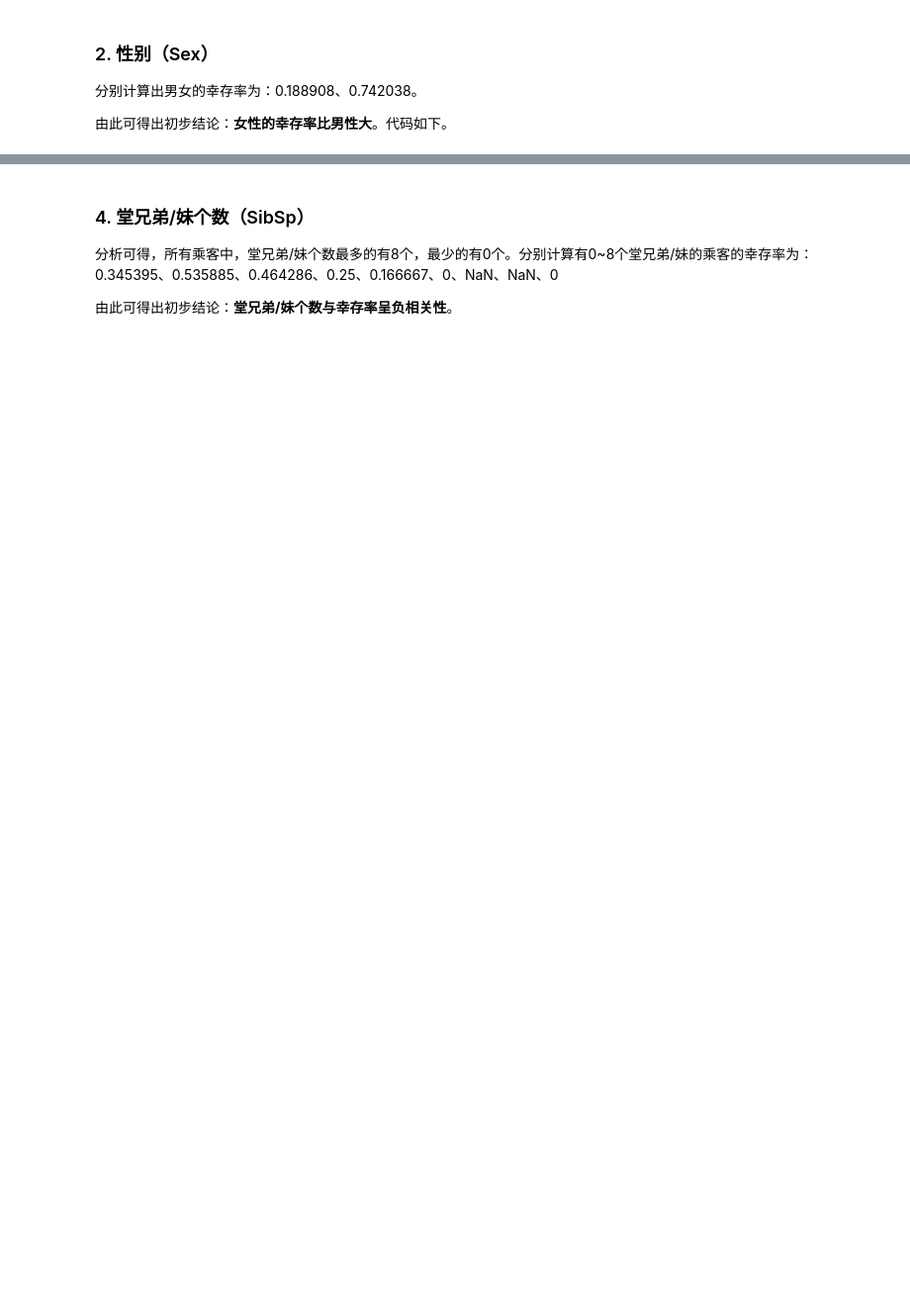
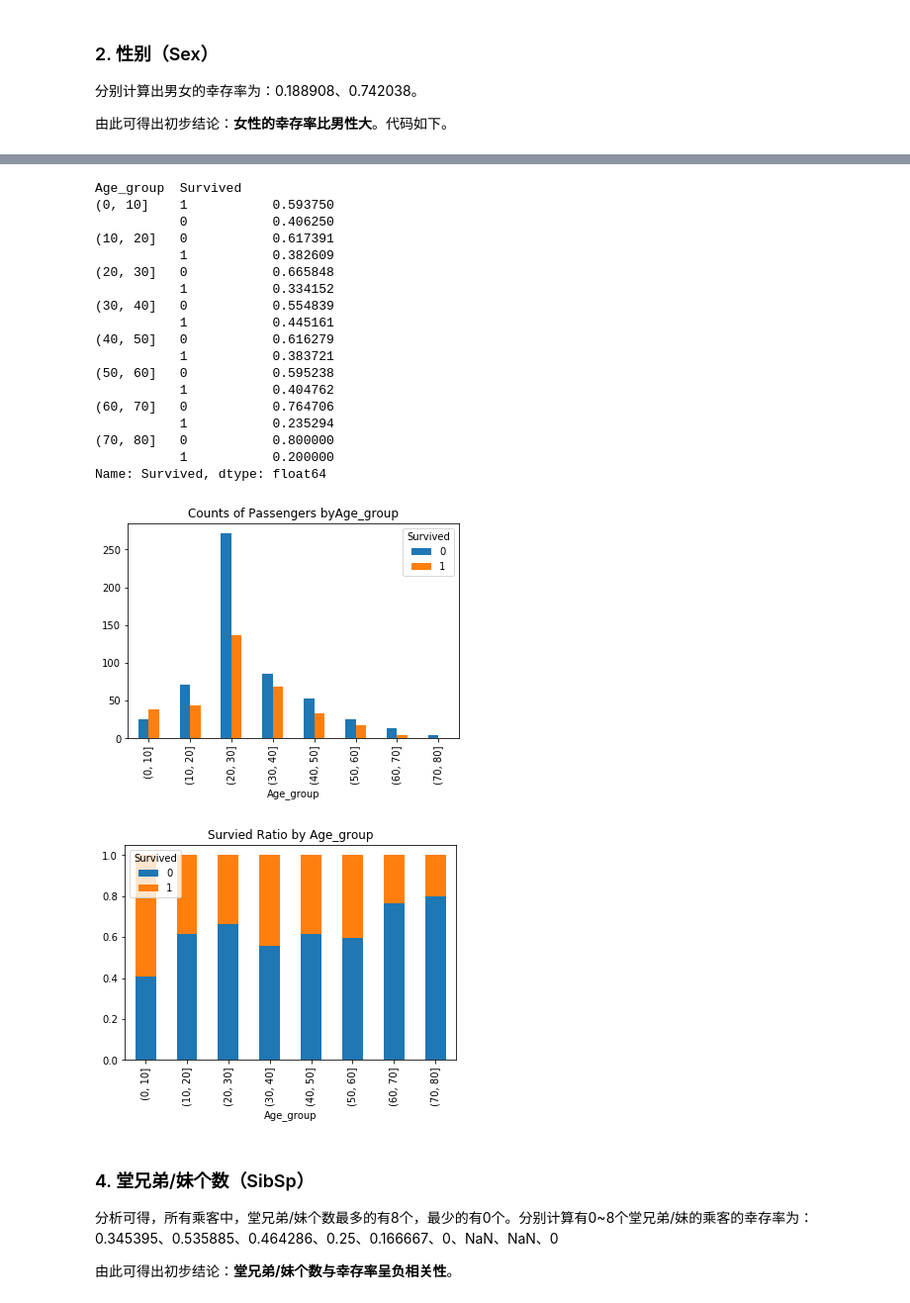
Before and after one commit to dongrenguang/titanic-analysis, a Jupyter notebook: titanic-analysis.ipynb, the cells around one changed output, grey strips where cells are left out. Shown at 99% size. Cells and saved outputs as stored; diff of their text form; code cells hidden in the pictures; blank space fills up the shorter version.

```diff
--- a/titanic-analysis.ipynb
+++ b/titanic-analysis.ipynb
@@ -26,0 +51,11 @@ print num
+# %%
+print len(null[null['Pclass'] == True])
+print len(null[null['Sex'] == True])
+print len(null[null['Age'] == True])
+print len(null[null['SibSp'] == True])
+print len(null[null['Parch'] == True])
+print len(null[null['Fare'] == True])
+print len(null[null['Cabin'] == True])
+
+del data['Cabin']
+data = data.fillna(data.median()['Age'])
@@ -116,3 +112,29 @@ Name: Age, dtype: float64
+# %%
+bins = np.arange(0, 90, 10)
+data['Age_group'] = pd.cut(data['Age'], bins)
+
+render_bar_plot('Age_group')
+# %% [output]
+Age_group  Survived
+(0, 10]    1           0.593750
+           0           0.406250
+(10, 20]   0           0.617391
+           1           0.382609
+(20, 30]   0           0.665848
+           1           0.334152
+(30, 40]   0           0.554839
+           1           0.445161
+(40, 50]   0           0.616279
+           1           0.383721
+(50, 60]   0           0.595238
+           1           0.404762
+(60, 70]   0           0.764706
+           1           0.235294
+(70, 80]   0           0.800000
+           1           0.200000
+Name: Survived, dtype: float64
+[figure, added]
+[figure, added]
 # %% [markdown]
 ### 4.  堂兄弟/妹个数（SibSp）
 
```
Also changed, not shown: parts of 25 cells of this notebook, 1 other file.
